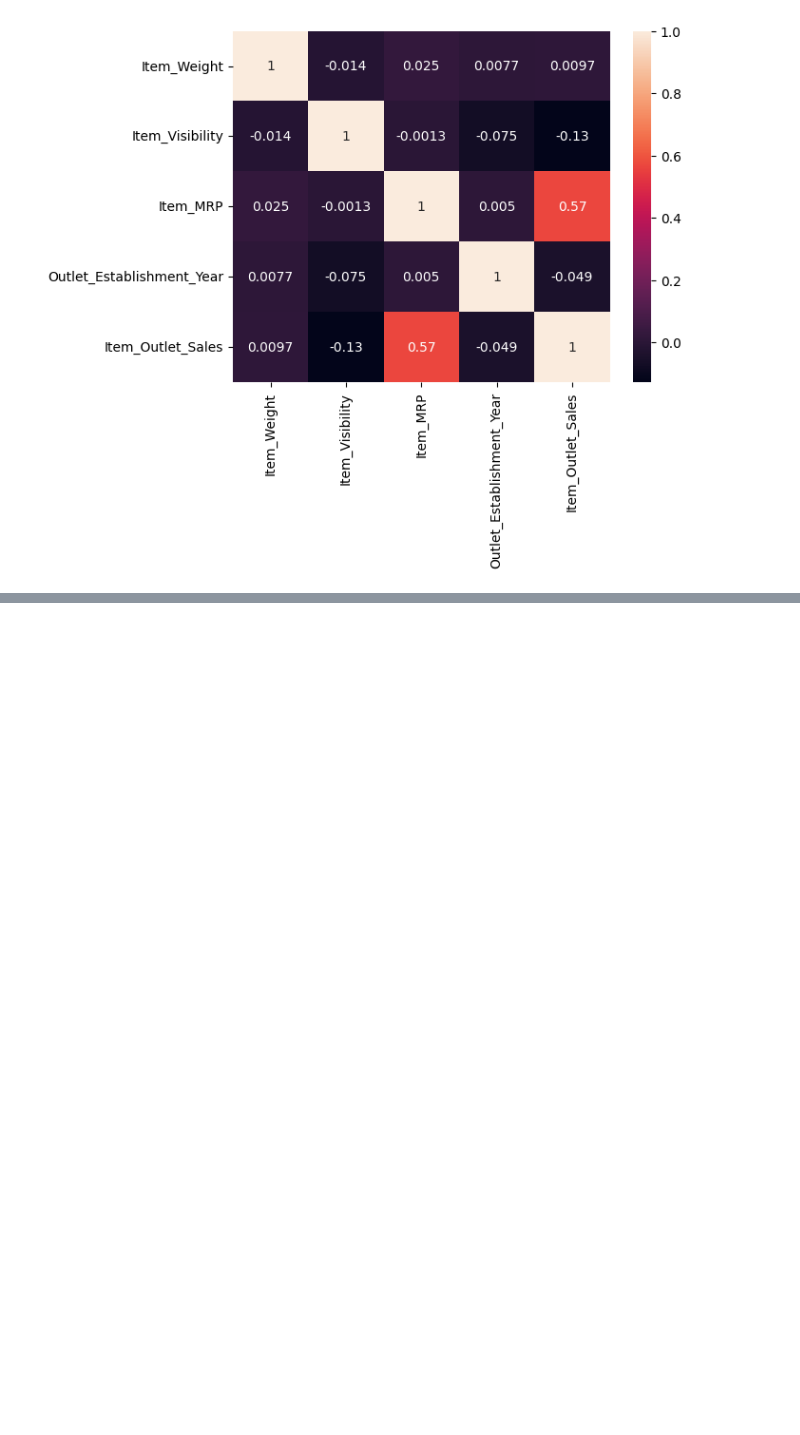
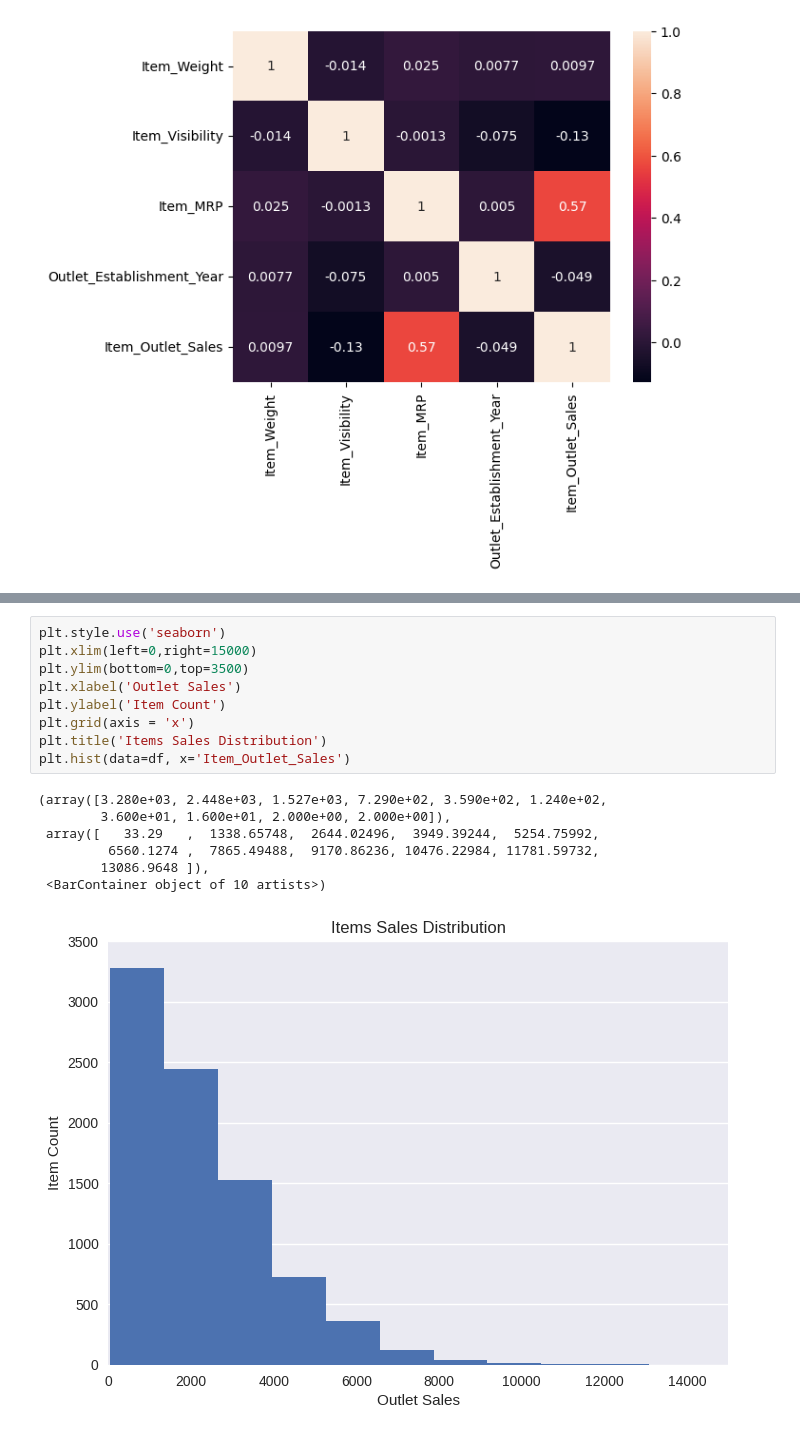
Before and after one commit to emirkarchoud/food-sales-predictions, a Jupyter notebook: food_sales_predictions.ipynb, the cells around one changed output, grey strips where cells are left out. Saved outputs shown, nothing was run; the diff lists cells and outputs as text; blank space fills up the shorter version.

```diff
--- a/food_sales_predictions.ipynb
+++ b/food_sales_predictions.ipynb
@@ -173,0 +185,17 @@ sns.heatmap(cor, annot=True)
+# %%
+plt.style.use('seaborn')
+plt.xlim(left=0,right=15000)
+plt.ylim(bottom=0,top=3500)
+plt.xlabel('Outlet Sales')
+plt.ylabel('Item Count')
+plt.grid(axis = 'x')
+plt.title('Items Sales Distribution')
+plt.hist(data=df, x='Item_Outlet_Sales')
+# %% [output]
+(array([3.280e+03, 2.448e+03, 1.527e+03, 7.290e+02, 3.590e+02, 1.240e+02,
+        3.600e+01, 1.600e+01, 2.000e+00, 2.000e+00]),
+ array([   33.29   ,  1338.65748,  2644.02496,  3949.39244,  5254.75992,
+         6560.1274 ,  7865.49488,  9170.86236, 10476.22984, 11781.59732,
+        13086.9648 ]),
+ <BarContainer object of 10 artists>)
+[figure, added]
```
Also changed, not shown: parts of 3 cells of this notebook.
